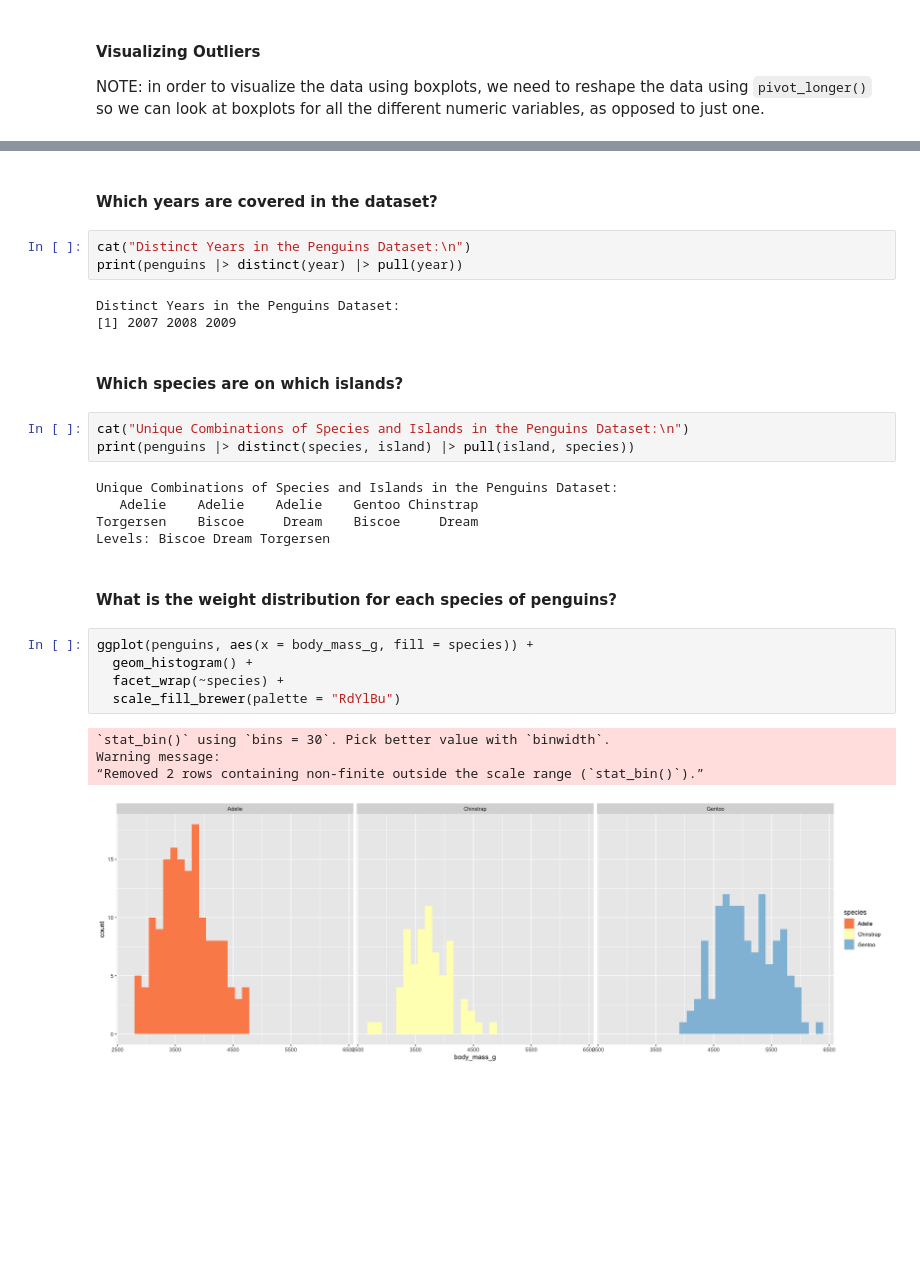
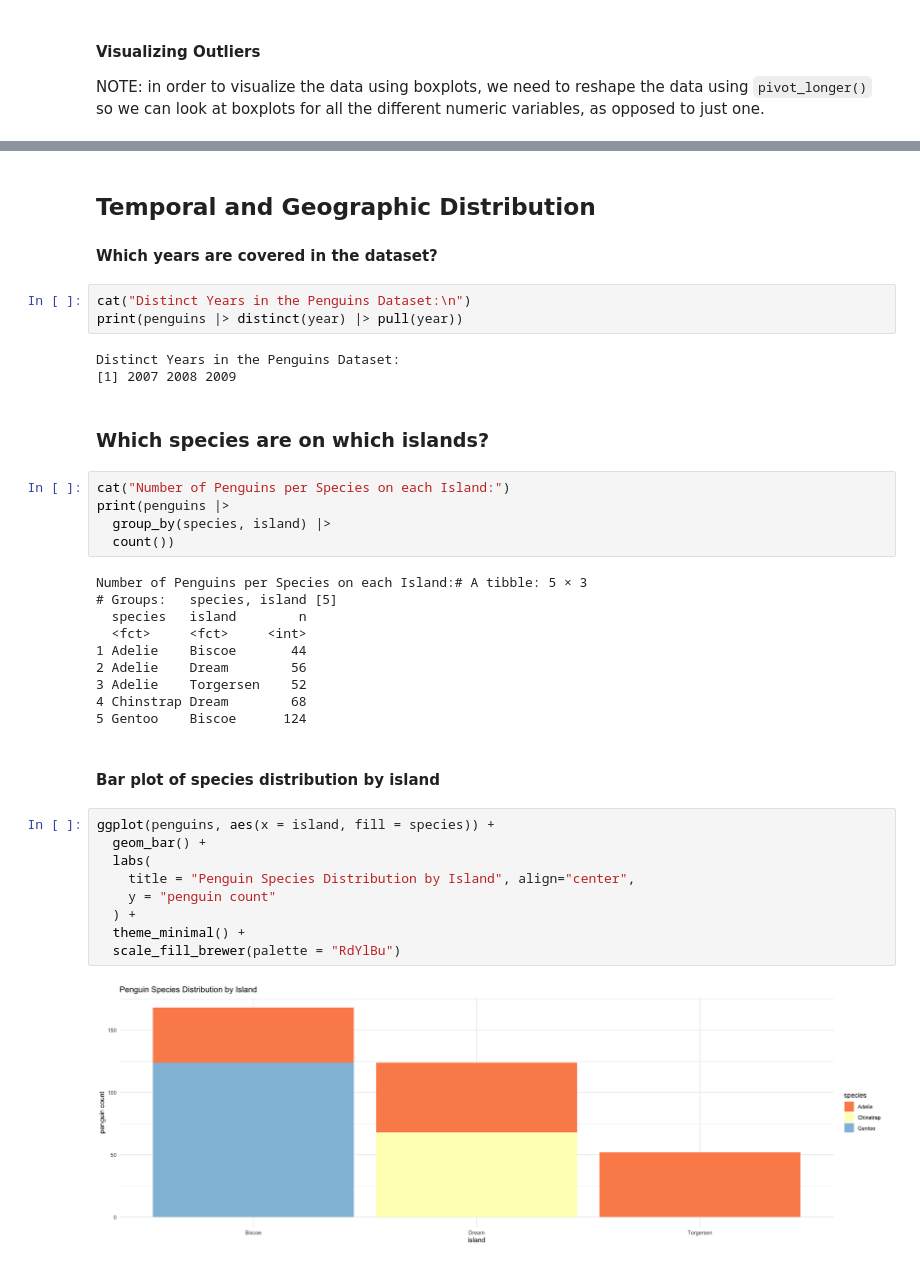
Before and after one commit to smpotts/palmerpenguins-vis-and-storytelling, a Jupyter notebook: palmer_penguins.ipynb, the cells around one changed output, grey strips where cells are left out. Drawn from its saved outputs; the diff is of its cells as text; blank space fills up the shorter version.

```diff
--- a/palmer_penguins.ipynb
+++ b/palmer_penguins.ipynb
@@ -177,4 +202,5 @@ A tibble: 5 × 8
 # %% [markdown]
+## Temporal and Geographic Distribution
 #### Which years are covered in the dataset?
 # %%
 cat("Distinct Years in the Penguins Dataset:\n")
@@ -183,24 +209,32 @@ print(penguins |> distinct(year) |> pull(year))
 Distinct Years in the Penguins Dataset:
 [1] 2007 2008 2009
 # %% [markdown]
-#### Which species are on which islands?
+### Which species are on which islands?
 # %%
-cat("Unique Combinations of Species and Islands in the Penguins Dataset:\n")
-print(penguins |> distinct(species, island) |> pull(island, species))
+cat("Number of Penguins per Species on each Island:")
+print(penguins |>
+  group_by(species, island) |>
+  count())
 # %% [output]
-Unique Combinations of Species and Islands in the Penguins Dataset:
-   Adelie    Adelie    Adelie    Gentoo Chinstrap
-Torgersen    Biscoe     Dream    Biscoe     Dream
-Levels: Biscoe Dream Torgersen
+Number of Penguins per Species on each Island:# A tibble: 5 × 3
+# Groups:   species, island [5]
+  species   island        n
+  <fct>     <fct>     <int>
+1 Adelie    Biscoe       44
+2 Adelie    Dream        56
+3 Adelie    Torgersen    52
+4 Chinstrap Dream        68
+5 Gentoo    Biscoe      124
-# %% [markdown]
-#### What is the weight distribution for each species of penguins?
-# %%
-ggplot(penguins, aes(x = body_mass_g, fill = species)) +
-  geom_histogram() +
-  facet_wrap(~species) +
-  scale_fill_brewer(palette = "RdYlBu")
-# %% [output]
-`stat_bin()` using `bins = 30`. Pick better value with `binwidth`.
-Warning message:
-“Removed 2 rows containing non-finite outside the scale range (`stat_bin()`).”
-[figure, removed]
+# %% [markdown]
+#### Bar plot of species distribution by island
+# %%
+ggplot(penguins, aes(x = island, fill = species)) +
+  geom_bar() +
+  labs(
+    title = "Penguin Species Distribution by Island", align="center",
+    y = "penguin count"
+  ) +
+  theme_minimal() +
+  scale_fill_brewer(palette = "RdYlBu")
+# %% [output]
+[figure, added]
```
Also changed, not shown: parts of 24 cells of this notebook.
